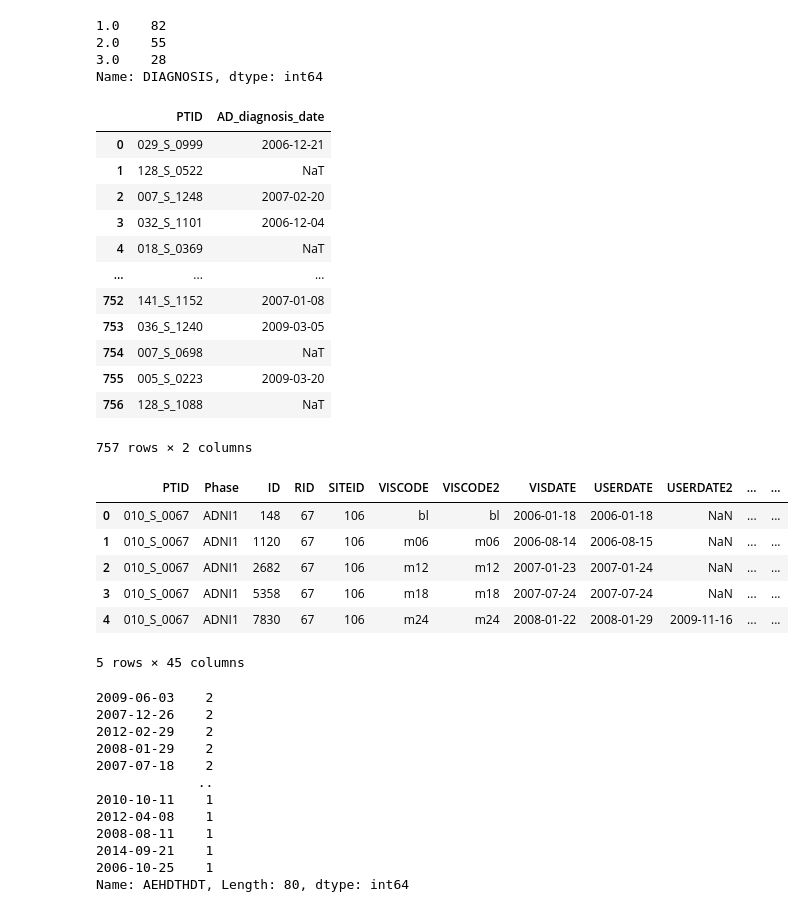
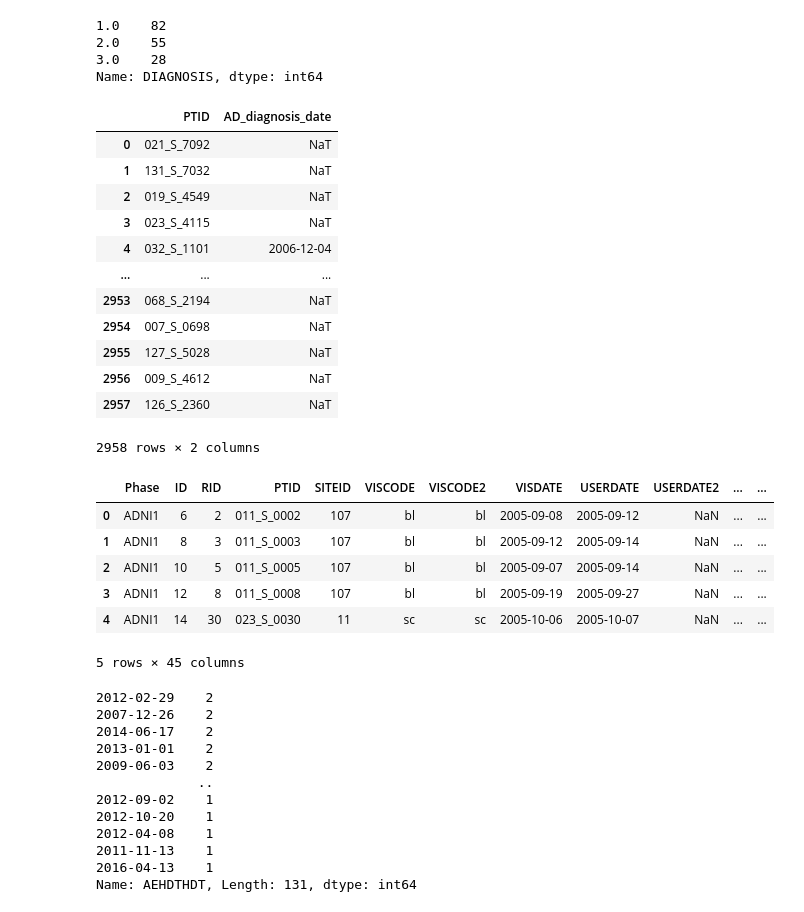
Before and after one commit to jvgalvin/capstone, a Jupyter notebook: notebooks/Medical_History_EDA.ipynb, the cells around one changed output. Saved outputs shown, nothing was run; the diff lists cells and outputs as text; code cells hidden in the pictures.

```diff
--- a/notebooks/Medical_History_EDA.ipynb
+++ b/notebooks/Medical_History_EDA.ipynb
@@ -248,55 +273,55 @@ diag_subset['VISDATE'] = pd.to_datetime(diag_subset['VISDATE'])
 # %%
 AD_dates = {}
 
-for patient_id in set(diag_subset['PTID']):
-    if max(diag_subset[diag_subset['PTID'] == patient_id]['DXAD']) != 1.0:
+for patient_id in set(diag['PTID']):
+    if max(diag[diag['PTID'] == patient_id]['DXAD']) != 1.0:
         AD_dates[patient_id] = float('nan')
     else:
-        AD_dates[patient_id] = min(diag_subset[(diag_subset['PTID'] == patient_id) & (diag_subset['DXAD'] == 1.0)]['VISDATE'])
+        AD_dates[patient_id] = min(diag[(diag['PTID'] == patient_id) & (diag['DXAD'] == 1.0)]['VISDATE'])
 
 AD_dates_df = pd.DataFrame.from_dict(AD_dates, orient='index').reset_index()
 AD_dates_df.columns = ['PTID','AD_diagnosis_date']
 AD_dates_df
 # %% [output]
 |  | PTID | AD_diagnosis_date |
-| 0 | 029_S_0999 | 2006-12-21 |
-| 1 | 128_S_0522 | NaT |
-| 2 | 007_S_1248 | 2007-02-20 |
-| 3 | 032_S_1101 | 2006-12-04 |
-| 4 | 018_S_0369 | NaT |
+| 0 | 021_S_7092 | NaT |
+| 1 | 131_S_7032 | NaT |
+| 2 | 019_S_4549 | NaT |
+| 3 | 023_S_4115 | NaT |
+| 4 | 032_S_1101 | 2006-12-04 |
 | ... | ... | ... |
-| 752 | 141_S_1152 | 2007-01-08 |
-| 753 | 036_S_1240 | 2009-03-05 |
-| 754 | 007_S_0698 | NaT |
-| 755 | 005_S_0223 | 2009-03-20 |
-| 756 | 128_S_1088 | NaT |
+| 2953 | 068_S_2194 | NaT |
+| 2954 | 007_S_0698 | NaT |
+| 2955 | 127_S_5028 | NaT |
+| 2956 | 009_S_4612 | NaT |
+| 2957 | 126_S_2360 | NaT |
-757 rows × 2 columns
+2958 rows × 2 columns
 # %%
-hosp_subset.head()
+hosp.head()
 # %% [output]
-|  | PTID | Phase | ID | RID | SITEID | VISCODE | VISCODE2 | VISDATE | USERDATE | USERDATE2 | ... | ... |
-| 0 | 010_S_0067 | ADNI1 | 148 | 67 | 106 | bl | bl | 2006-01-18 | 2006-01-18 | NaN | ... | ... |
-| 1 | 010_S_0067 | ADNI1 | 1120 | 67 | 106 | m06 | m06 | 2006-08-14 | 2006-08-15 | NaN | ... | ... |
-| 2 | 010_S_0067 | ADNI1 | 2682 | 67 | 106 | m12 | m12 | 2007-01-23 | 2007-01-24 | NaN | ... | ... |
-| 3 | 010_S_0067 | ADNI1 | 5358 | 67 | 106 | m18 | m18 | 2007-07-24 | 2007-07-24 | NaN | ... | ... |
-| 4 | 010_S_0067 | ADNI1 | 7830 | 67 | 106 | m24 | m24 | 2008-01-22 | 2008-01-29 | 2009-11-16 | ... | ... |
+|  | Phase | ID | RID | PTID | SITEID | VISCODE | VISCODE2 | VISDATE | USERDATE | USERDATE2 | ... | ... |
+| 0 | ADNI1 | 6 | 2 | 011_S_0002 | 107 | bl | bl | 2005-09-08 | 2005-09-12 | NaN | ... | ... |
+| 1 | ADNI1 | 8 | 3 | 011_S_0003 | 107 | bl | bl | 2005-09-12 | 2005-09-14 | NaN | ... | ... |
+| 2 | ADNI1 | 10 | 5 | 011_S_0005 | 107 | bl | bl | 2005-09-07 | 2005-09-14 | NaN | ... | ... |
+| 3 | ADNI1 | 12 | 8 | 011_S_0008 | 107 | bl | bl | 2005-09-19 | 2005-09-27 | NaN | ... | ... |
+| 4 | ADNI1 | 14 | 30 | 023_S_0030 | 11 | sc | sc | 2005-10-06 | 2005-10-07 | NaN | ... | ... |
 5 rows × 45 columns
 # %%
-hosp_subset['AEHDTHDT'] = pd.to_datetime(hosp_subset['AEHDTHDT'], errors='coerce')
-hosp_subset['AEHDTHDT'].value_counts()
+hosp['AEHDTHDT'] = pd.to_datetime(hosp['AEHDTHDT'], errors='coerce')
+hosp['AEHDTHDT'].value_counts()
 # %% [output]
+2012-02-29    2
+2007-12-26    2
+2014-06-17    2
+2013-01-01    2
 2009-06-03    2
-2007-12-26    2
-2012-02-29    2
-2008-01-29    2
-2007-07-18    2
              ..
-2010-10-11    1
+2012-09-02    1
+2012-10-20    1
 2012-04-08    1
-2008-08-11    1
-2014-09-21    1
-2006-10-25    1
-Name: AEHDTHDT, Length: 80, dtype: int64
+2011-11-13    1
+2016-04-13    1
+Name: AEHDTHDT, Length: 131, dtype: int64
 # %%
 death_dates = {}
 
```
Also changed, not shown: parts of 17 cells of this notebook, 13 other files.
